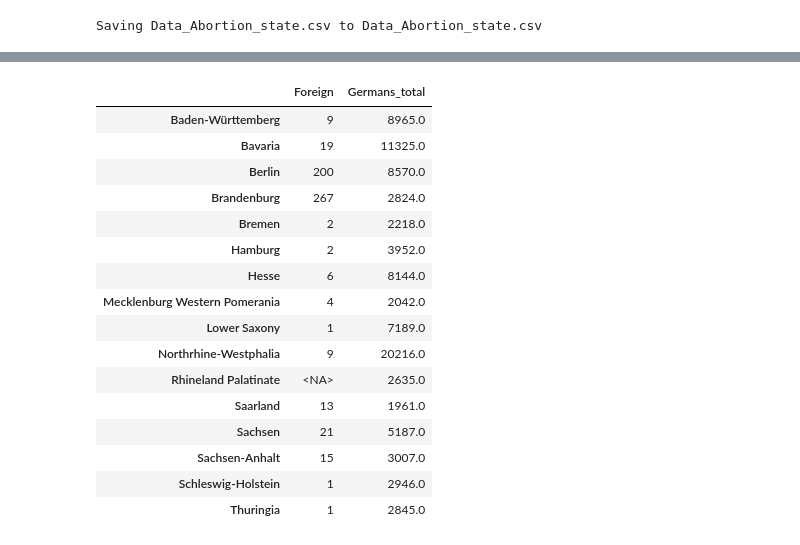
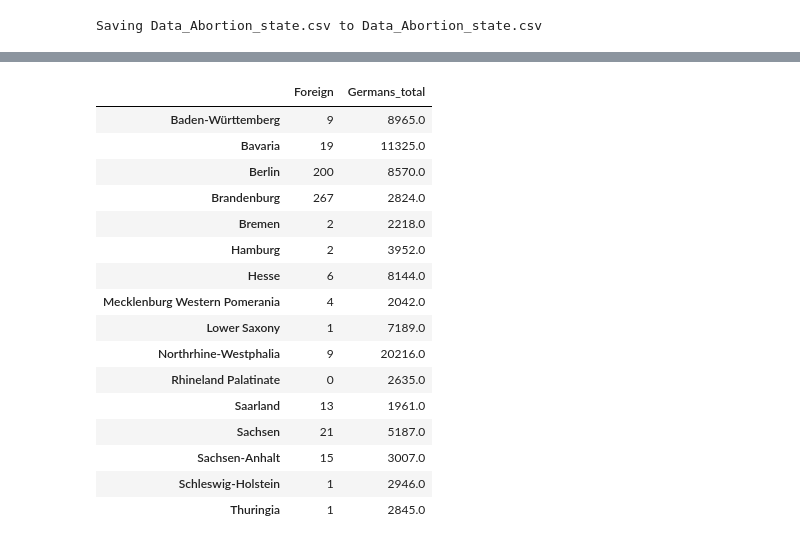
Before and after one commit to Alvaroguijarro97/ML_Group_Project, a Jupyter notebook: Dataframes_combined.ipynb, the cells around one changed output, grey strips where cells are left out. Saved outputs shown, nothing was run; the diff lists cells and outputs as text; code cells hidden in the pictures.

```diff
--- a/Dataframes_combined.ipynb
+++ b/Dataframes_combined.ipynb
@@ -296,34 +279,35 @@ df_abortion_total = df_abortion_total.rename(index={
     1: 'Bavaria',
     2: 'Berlin',
     3: 'Brandenburg',
     4: 'Bremen',
     5: 'Hamburg',
     6: 'Hesse',
     7: 'Mecklenburg Western Pomerania',
     8: 'Lower Saxony',
     9: 'Northrhine-Westphalia',
     10: 'Rhineland Palatinate',
     11: 'Saarland',
     12: 'Sachsen',
     13: 'Sachsen-Anhalt',
     14: 'Schleswig-Holstein',
     15: 'Thuringia'}
     )
 df_abortion_total = df_abortion_total.filter(items = ["Foreign", "Germans_total"])
+df_abortion_total = df_abortion_total.fillna(0)
 df_abortion_total
 # %% [output]
 |  | Foreign | Germans_total |
 | Baden-Württemberg | 9 | 8965.0 |
 | Bavaria | 19 | 11325.0 |
 | Berlin | 200 | 8570.0 |
 | Brandenburg | 267 | 2824.0 |
 | Bremen | 2 | 2218.0 |
 | Hamburg | 2 | 3952.0 |
 | Hesse | 6 | 8144.0 |
 | Mecklenburg Western Pomerania | 4 | 2042.0 |
 | Lower Saxony | 1 | 7189.0 |
 | Northrhine-Westphalia | 9 | 20216.0 |
-| Rhineland Palatinate | <NA> | 2635.0 |
+| Rhineland Palatinate | 0 | 2635.0 |
 | Saarland | 13 | 1961.0 |
 | Sachsen | 21 | 5187.0 |
 | Sachsen-Anhalt | 15 | 3007.0 |
```
Also changed, not shown: parts of 12 cells of this notebook.
